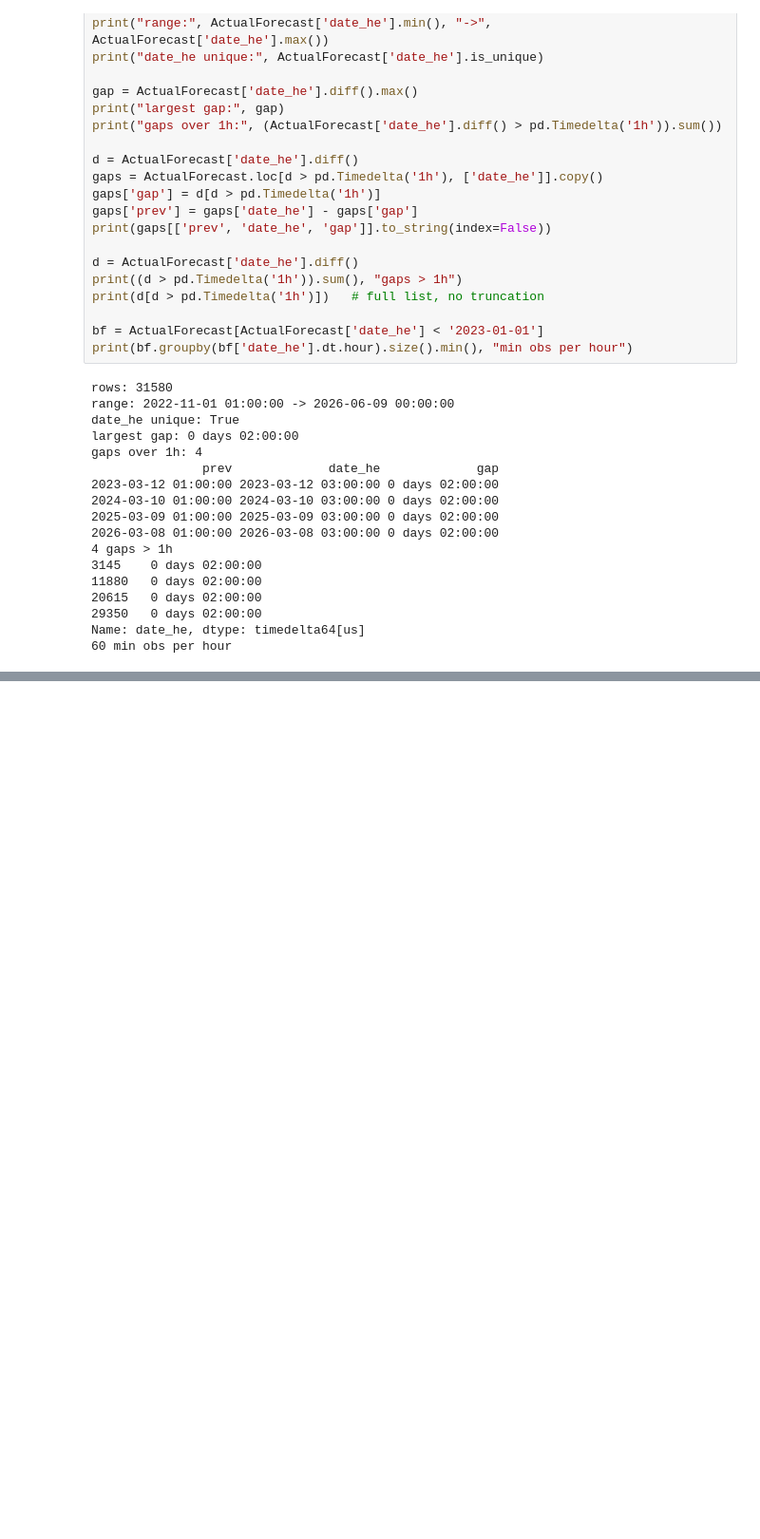
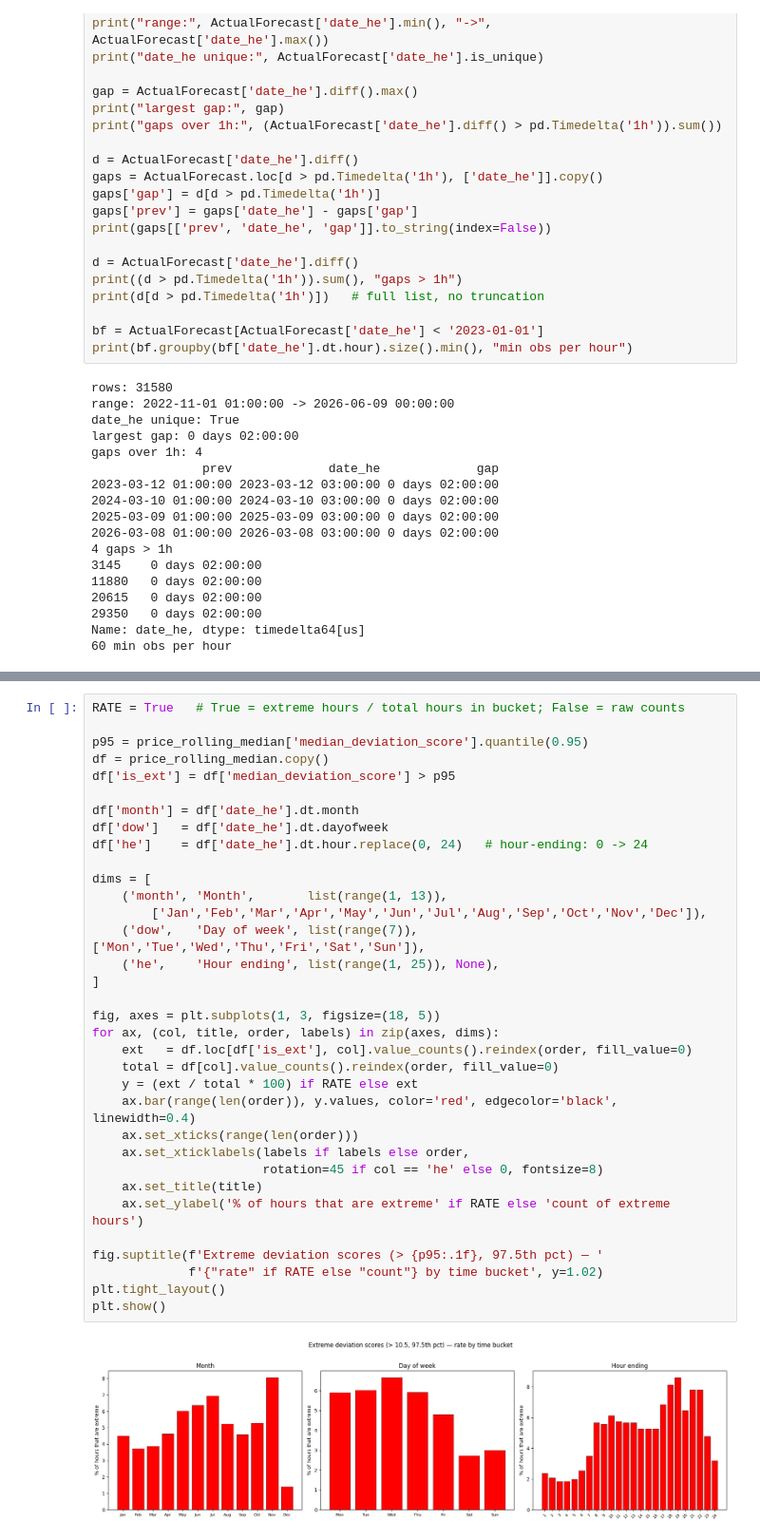
Before and after one commit to rchlmlngt/Alberta-Power-Market-Analysis, a Jupyter notebook: detecting_outliers.ipynb, the cells around one changed output, grey strips where cells are left out. Shown at 95% size. Cells and saved outputs as stored; diff of their text form; blank space fills up the shorter version.

```diff
--- a/detecting_outliers.ipynb
+++ b/detecting_outliers.ipynb
@@ -387,0 +378,36 @@ Name: actual_price, dtype: float64
+# %%
+RATE = True   # True = extreme hours / total hours in bucket; False = raw counts
+
+p95 = price_rolling_median['median_deviation_score'].quantile(0.95)
+df = price_rolling_median.copy()
+df['is_ext'] = df['median_deviation_score'] > p95
+
+df['month'] = df['date_he'].dt.month
+df['dow']   = df['date_he'].dt.dayofweek
+df['he']    = df['date_he'].dt.hour.replace(0, 24)   # hour-ending: 0 -> 24
+
+dims = [
+    ('month', 'Month',       list(range(1, 13)),
+        ['Jan','Feb','Mar','Apr','May','Jun','Jul','Aug','Sep','Oct','Nov','Dec']),
+    ('dow',   'Day of week', list(range(7)), ['Mon','Tue','Wed','Thu','Fri','Sat','Sun']),
+    ('he',    'Hour ending', list(range(1, 25)), None),
+]
+
+fig, axes = plt.subplots(1, 3, figsize=(18, 5))
+for ax, (col, title, order, labels) in zip(axes, dims):
+    ext   = df.loc[df['is_ext'], col].value_counts().reindex(order, fill_value=0)
+    total = df[col].value_counts().reindex(order, fill_value=0)
+    y = (ext / total * 100) if RATE else ext
+    ax.bar(range(len(order)), y.values, color='red', edgecolor='black', linewidth=0.4)
+    ax.set_xticks(range(len(order)))
+    ax.set_xticklabels(labels if labels else order,
+                       rotation=45 if col == 'he' else 0, fontsize=8)
+    ax.set_title(title)
+    ax.set_ylabel('% of hours that are extreme' if RATE else 'count of extreme hours')
+
+fig.suptitle(f'Extreme deviation scores (> {p95:.1f}, 97.5th pct) — '
+             f'{"rate" if RATE else "count"} by time bucket', y=1.02)
+plt.tight_layout()
+plt.show()
+# %% [output]
+[figure, added]
```
Also changed, not shown: parts of 10 cells of this notebook.
